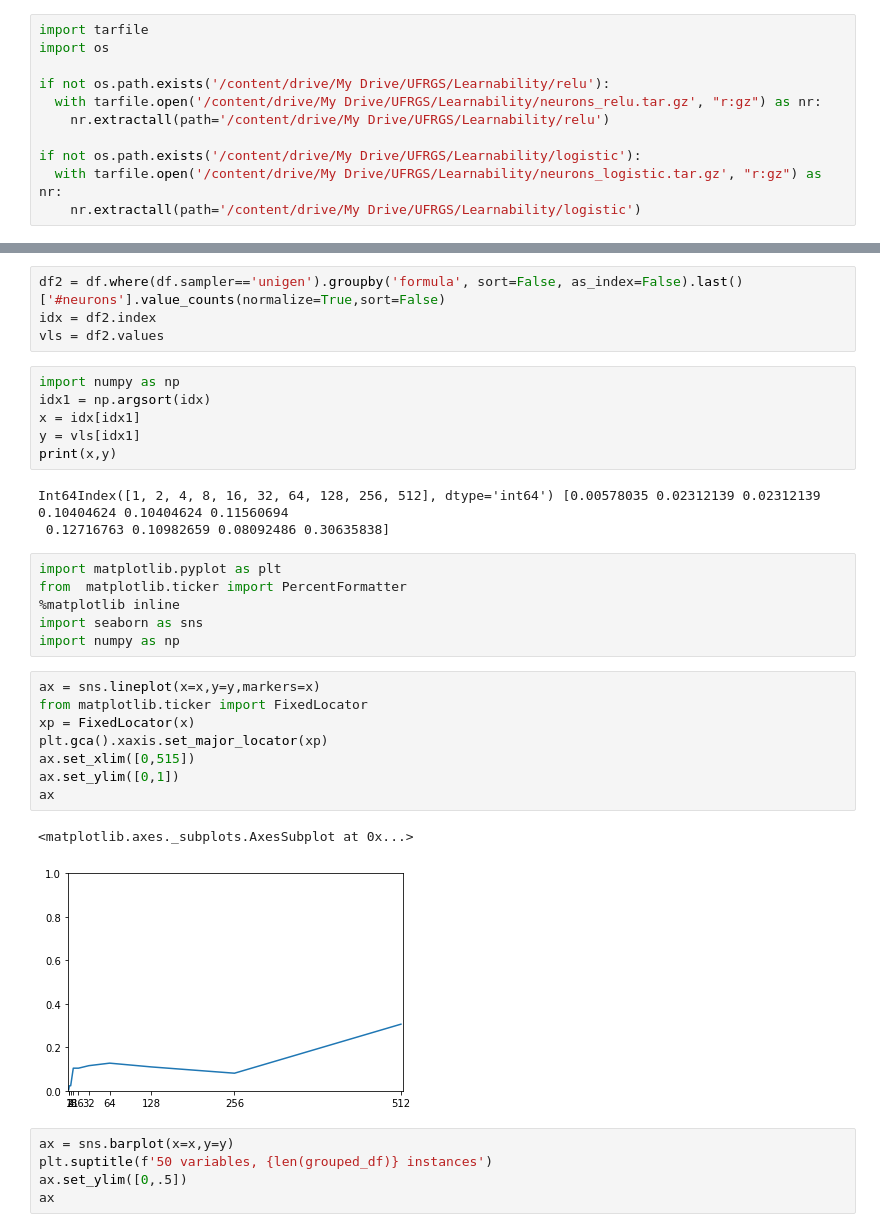
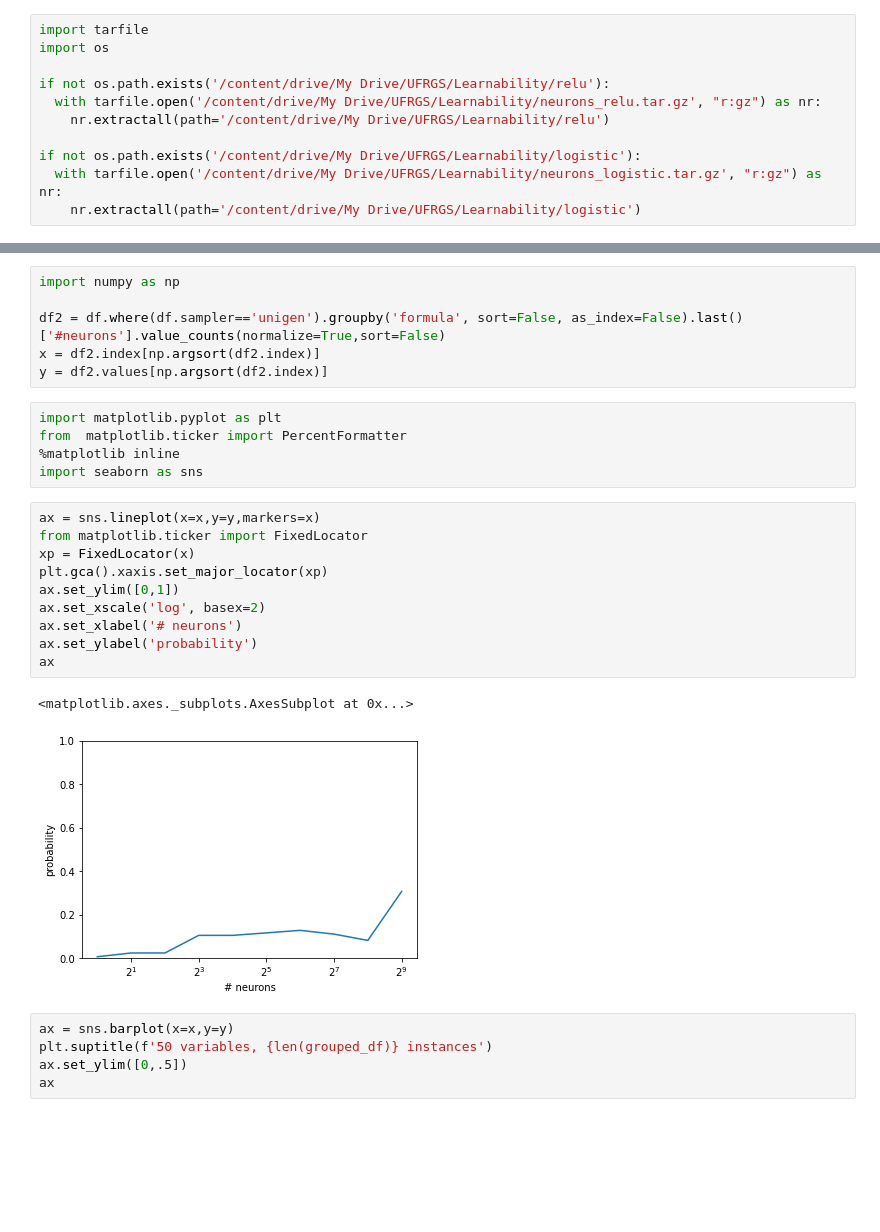
Before and after one commit to andertavares/mlbf, a Jupyter notebook: notebooks/Analysis_learn-vs-sat.ipynb, the cells around one changed output, grey strips where cells are left out. Saved outputs shown, nothing was run; the diff lists cells and outputs as text; blank space fills up the shorter version.

Commit message:
Update graph to use log2 scale

```diff
--- a/notebooks/Analysis_learn-vs-sat.ipynb
+++ b/notebooks/Analysis_learn-vs-sat.ipynb
@@ -66,33 +45,27 @@ Name: #neurons, dtype: float64
 # %%
+import numpy as np
+
 df2 = df.where(df.sampler=='unigen').groupby('formula', sort=False, as_index=False).last()['#neurons'].value_counts(normalize=True,sort=False)
-idx = df2.index
-vls = df2.values
+x = df2.index[np.argsort(df2.index)]
+y = df2.values[np.argsort(df2.index)]
-# %%
-import numpy as np
-idx1 = np.argsort(idx)
-x = idx[idx1]
-y = vls[idx1]
-print(x,y)
-# %% [output]
-Int64Index([1, 2, 4, 8, 16, 32, 64, 128, 256, 512], dtype='int64') [0.00578035 0.02312139 0.02312139 0.10404624 0.10404624 0.11560694
- 0.12716763 0.10982659 0.08092486 0.30635838]
 # %%
 import matplotlib.pyplot as plt
 from  matplotlib.ticker import PercentFormatter
 %matplotlib inline
 import seaborn as sns
-import numpy as np
 # %%
 ax = sns.lineplot(x=x,y=y,markers=x)
 from matplotlib.ticker import FixedLocator
 xp = FixedLocator(x)
 plt.gca().xaxis.set_major_locator(xp)
-ax.set_xlim([0,515])
 ax.set_ylim([0,1])
+ax.set_xscale('log', basex=2)
+ax.set_xlabel('# neurons')
+ax.set_ylabel('probability')
 ax
 # %% [output]
 <matplotlib.axes._subplots.AxesSubplot at 0x...>
-[figure, old version]
+[figure, new version]
 # %%
 ax = sns.barplot(x=x,y=y)
 plt.suptitle(f'50 variables, {len(grouped_df)} instances')
```
Also changed, not shown: parts of 7 cells of this notebook.
